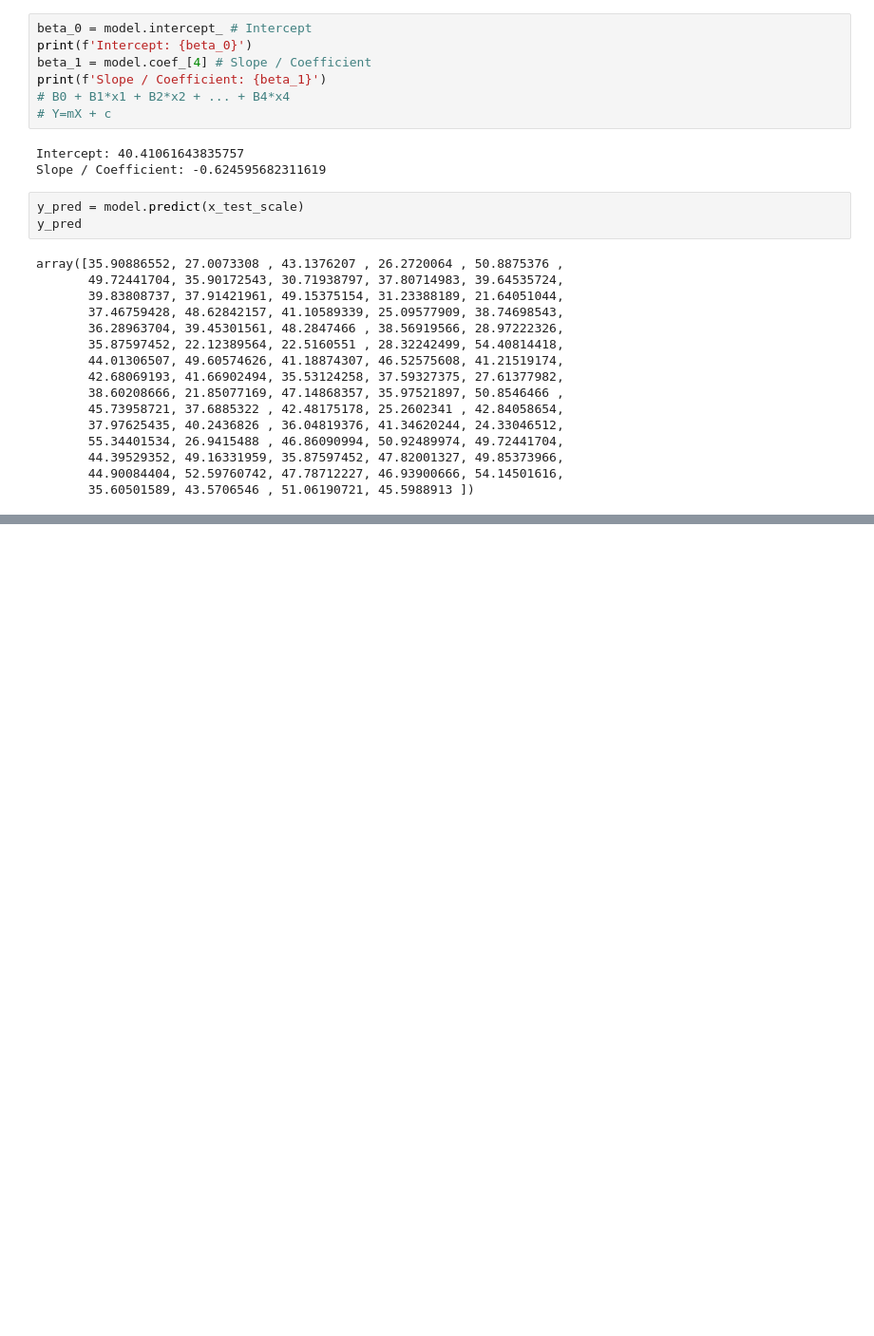
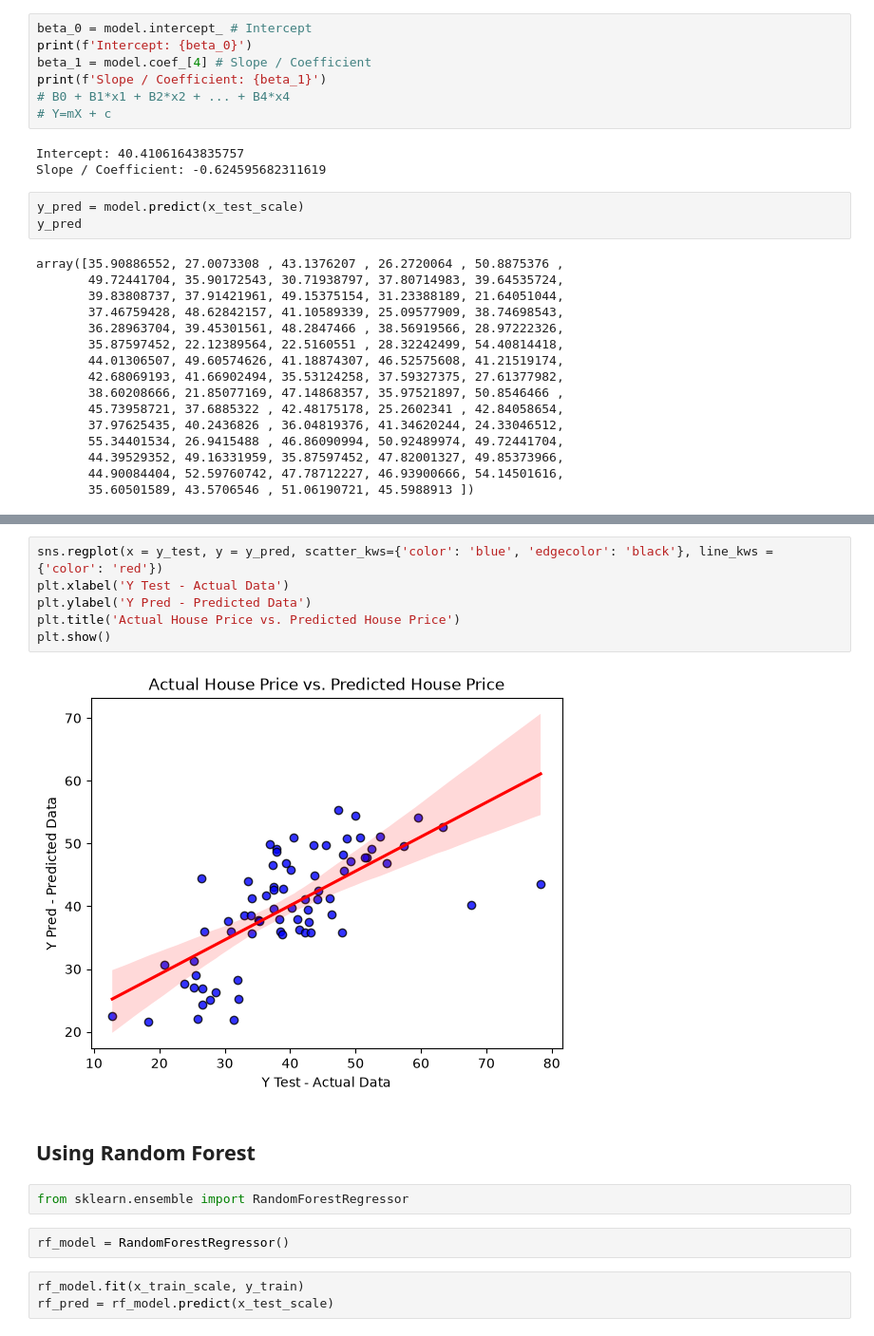
Before and after one commit to Sagarckr/DS-Practice, a Jupyter notebook: Machine Learning/Linear_Regression.ipynb, the cells around one changed output, grey strips where cells are left out. Shown at 95% size. Cells and saved outputs as stored; diff of their text form; blank space fills up the shorter version.

Commit message:
random_forest

```diff
--- a/Machine Learning/Linear_Regression.ipynb
+++ b/Machine Learning/Linear_Regression.ipynb
@@ -161,0 +177,17 @@ array([35.90886552, 27.0073308 , 43.1376207 , 26.2720064 , 50.8875376 ,
+# %%
+sns.regplot(x = y_test, y = y_pred, scatter_kws={'color': 'blue', 'edgecolor': 'black'}, line_kws = {'color': 'red'})
+plt.xlabel('Y Test - Actual Data')
+plt.ylabel('Y Pred - Predicted Data')
+plt.title('Actual House Price vs. Predicted House Price')
+plt.show()
+# %% [output]
+[figure, added]
+# %% [markdown]
+## Using Random Forest
+# %%
+from sklearn.ensemble import RandomForestRegressor
+# %%
+rf_model = RandomForestRegressor()
+# %%
+rf_model.fit(x_train_scale, y_train)
+rf_pred = rf_model.predict(x_test_scale)
```
Also changed, not shown: parts of 11 cells of this notebook.
